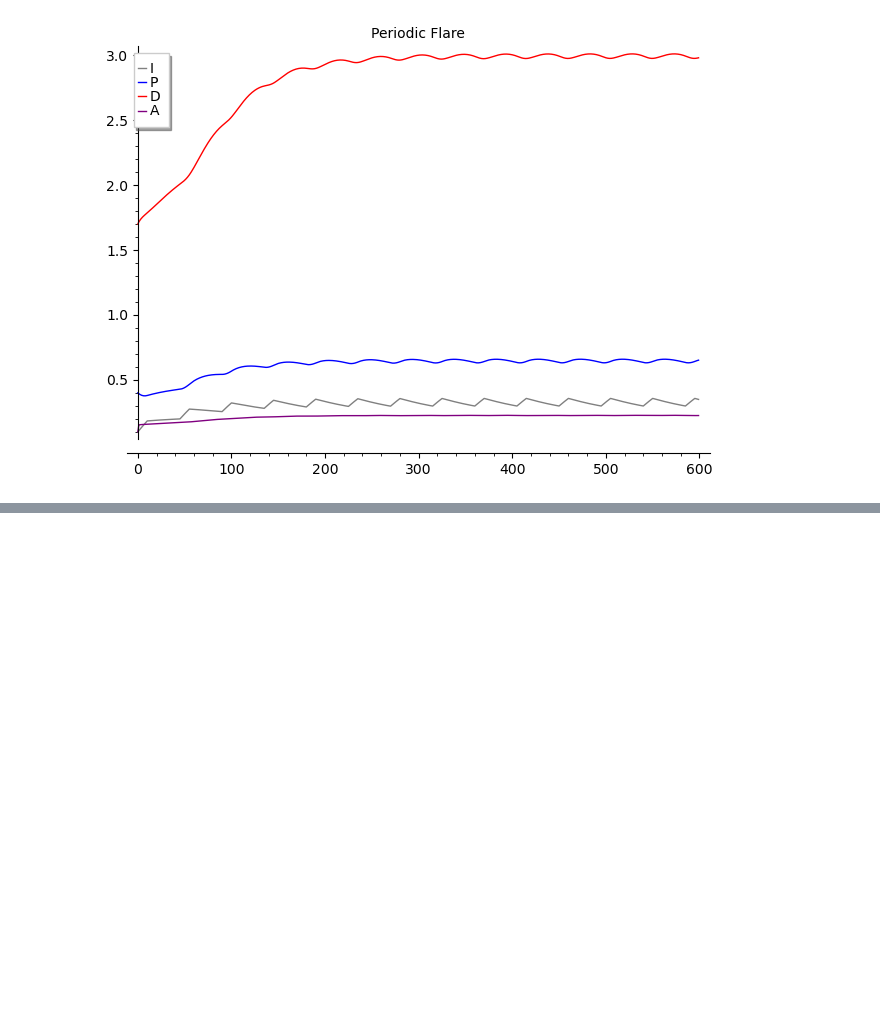
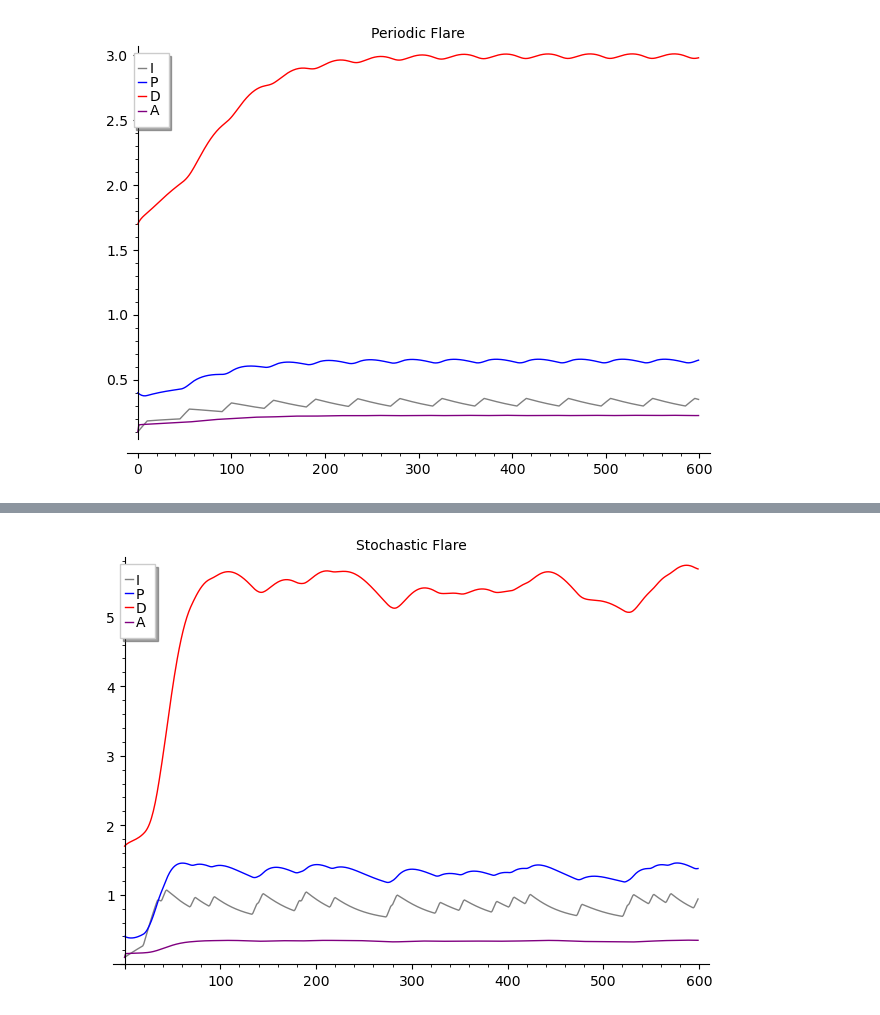
Before and after one commit to pascoesean/lupus-model, a Jupyter notebook: mathematical_model_sean.ipynb, the cells around one changed output, grey strips where cells are left out. Cells and saved outputs as stored; diff of their text form; code cells hidden in the pictures; blank space fills up the shorter version.

Commit message:
adding stochastic, works

```diff
--- a/mathematical_model_sean.ipynb
+++ b/mathematical_model_sean.ipynb
@@ -255 +239,33 @@ SI to be returned:  0.00200000000000000
 [figure]
+# %%
+# randomly generate times that have flares
+def generate_ts_params(tmax = 600, flare_odds = 0.05, flare_length = 5, si_0 = 0.002, sid_0 = 0.015):
+
+    # set some values to keep track of if we are on a flare
+    flare_ts = []
+    flare_tracker = False
+    flare_day = 0
+    for i in range(tmax):
+        event = rng.binomial(n = 1, p = flare_odds)
+        if event == 1:
+            flare_tracker = True
+        if (flare_tracker) & (flare_day < flare_length):
+            flare_ts.append("flare")
+            flare_day += 1
+        else:
+            flare_ts.append("no flare")
+        if flare_day == flare_length:
+            flare_tracker = False
+            flare_day = 0
+
+    by_time_params = pd.DataFrame(srange(0, tmax, 1), columns = ["time"], dtype = "float")
+
+    by_time_params['flare_status'] = np.array(flare_ts)
+
+    by_time_params['si'] = np.where(by_time_params['flare_status'] == "flare",
+                                si_0 *5,
+                                si_0)
+    by_time_params['sid'] = np.where(by_time_params['flare_status'] == "flare",
+                                sid_0 *5,
+                                sid_0)
+    return by_time_params
@@ -255,0 +341,4 @@ SI to be returned:  0.00200000000000000
+# %%
+plot_ts4(lupus_flare_tsinput(), title = "Stochastic Flare")
+# %% [output]
+[figure, added]
```
Also changed, not shown: parts of 6 cells of this notebook.
